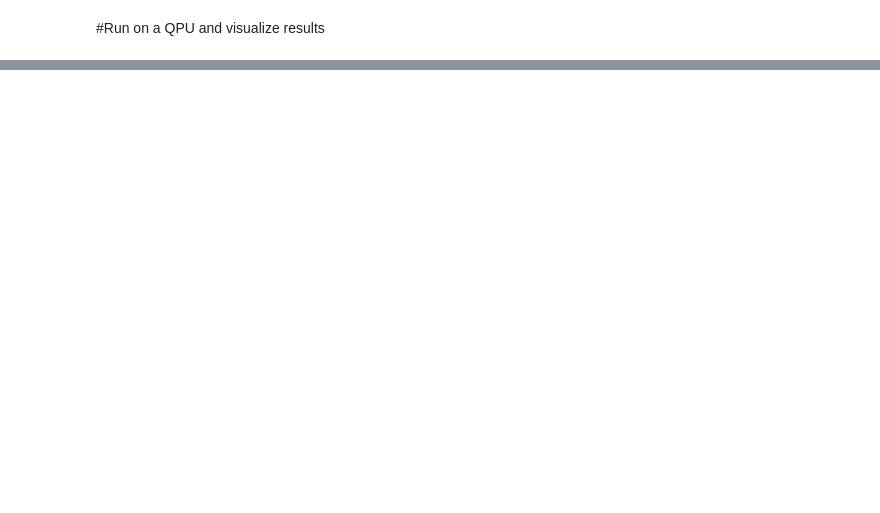
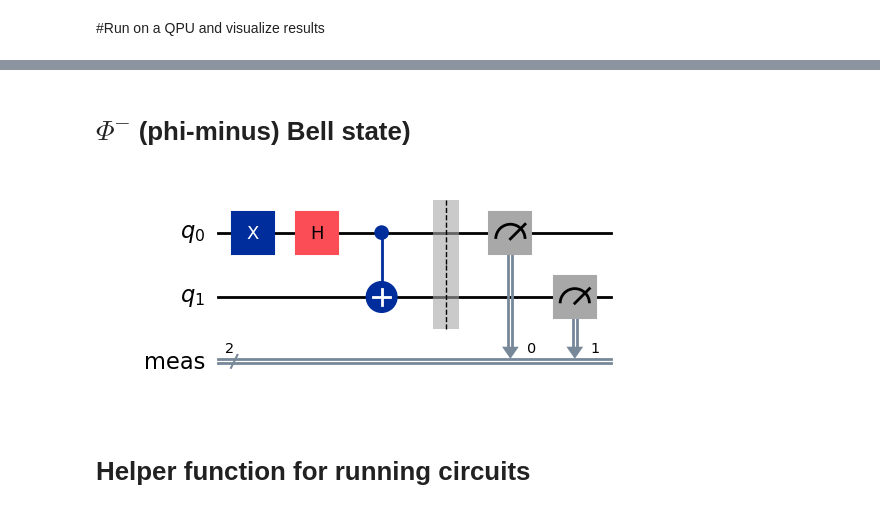
Before and after one commit to r-karra/learn-quantum-AI, a Jupyter notebook: your_first_quantum_experiment.ipynb, the cells around one changed output, grey strips where cells are left out. Drawn from its saved outputs; the diff is of its cells as text; code cells hidden in the pictures; blank space fills up the shorter version.

```diff
--- a/your_first_quantum_experiment.ipynb
+++ b/your_first_quantum_experiment.ipynb
@@ -85,0 +168,15 @@ def run_circuit_and_get_counts(circuit, backend, shots=1000):
+# %% [markdown]
+# $Φ^-$  (phi-minus) Bell state)
+# %%
+bell = QuantumCircuit(2)
+# Apply X and H to the first qubit to start in the |-> state
+bell.x(0)
+bell.h(0)
+# Entangle with the second qubit
+bell.cx(0, 1)
+bell.measure_all()
+bell.draw("mpl")
+# %% [output]
+[figure, added]
+# %% [markdown]
+# Helper function for running circuits
```
Also changed, not shown: parts of 24 cells of this notebook.
